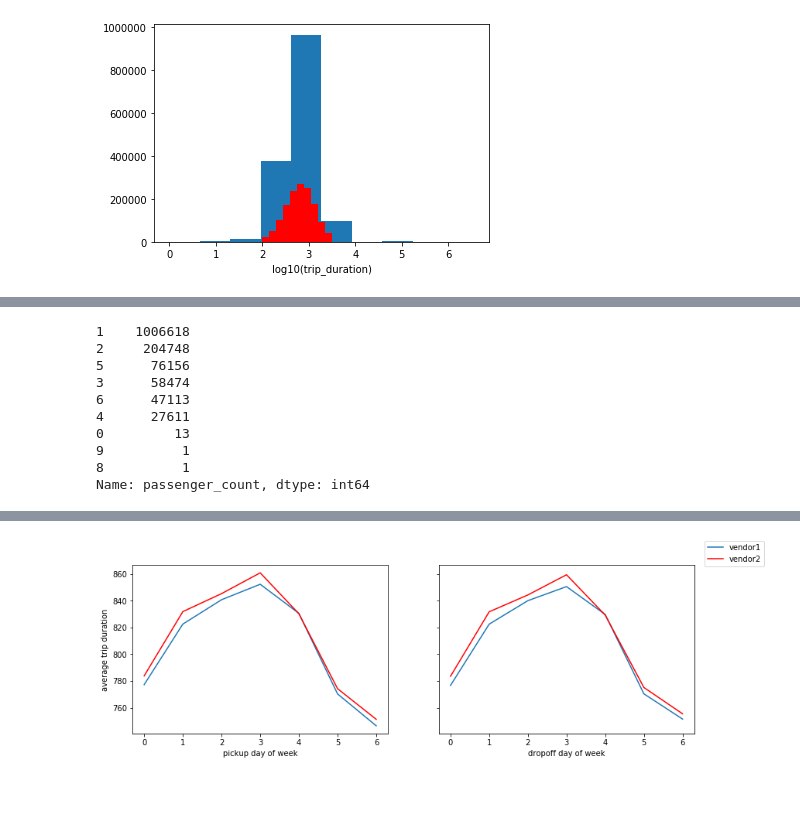
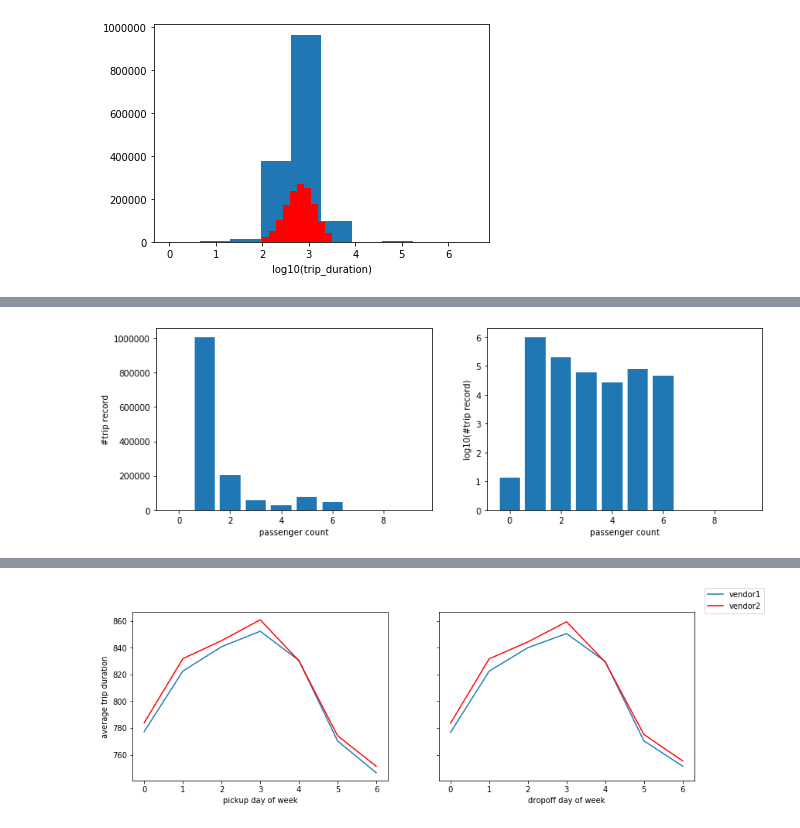
Before and after one commit to aemi-dev/td_taxidriver, a Jupyter notebook: precisePrediction.ipynb, the cells around one changed output, grey strips where cells are left out. Cells and saved outputs as stored; diff of their text form; code cells hidden in the pictures; blank space fills up the shorter version.

```diff
--- a/precisePrediction.ipynb
+++ b/precisePrediction.ipynb
@@ -103,16 +114,17 @@ memory usage: 195.1 MB
 # %%
 # On voit que trip_duration n'est pas corrélé linéairement avec beaucoup de variables. Il est donc probable que les algorithmes de regression linéaires ne donnent pas de bon résultats. On va essayer de trouver quelles variables sont intéressantes pour l'apprentissage.
-print(dfUsable.passenger_count.value_counts())
+dfGroupByPassengerCount = dfUsable.groupby(['passenger_count'])[['trip_duration']].count()
+dfGroupByPassengerCount.reset_index(inplace=True)
+
+fig, (ax1, ax2) = plt.subplots(1,2,figsize=(13,4))
+ax1.set(xlabel='passenger count', ylabel='#trip record')
+ax2.set(xlabel='passenger count', ylabel='log10(#trip record)')
+
+ax1.bar(dfGroupByPassengerCount.passenger_count.values,dfGroupByPassengerCount.trip_duration.values)
+ax2.bar(dfGroupByPassengerCount.passenger_count.values,np.log10(dfGroupByPassengerCount.trip_duration.values))
+
+fig.show()
 # %% [output]
-1    1006618
-2     204748
-5      76156
-3      58474
-6      47113
-4      27611
-0         13
-9          1
-8          1
-Name: passenger_count, dtype: int64
+[figure, added]
 # %%
 # On voit qu'il y a quelques valeurs pour 0 9 et 8 passagers. Comme on veut prédire des trajets, le but est qu'il y ait des passagers dans les taxi, on peut donc supprimer les lignes avec 0 passager, et 9 et 8, 1 seule entrée est innutile pour l'apprentissage
```
Also changed, not shown: parts of 17 cells of this notebook, 2 other files.
